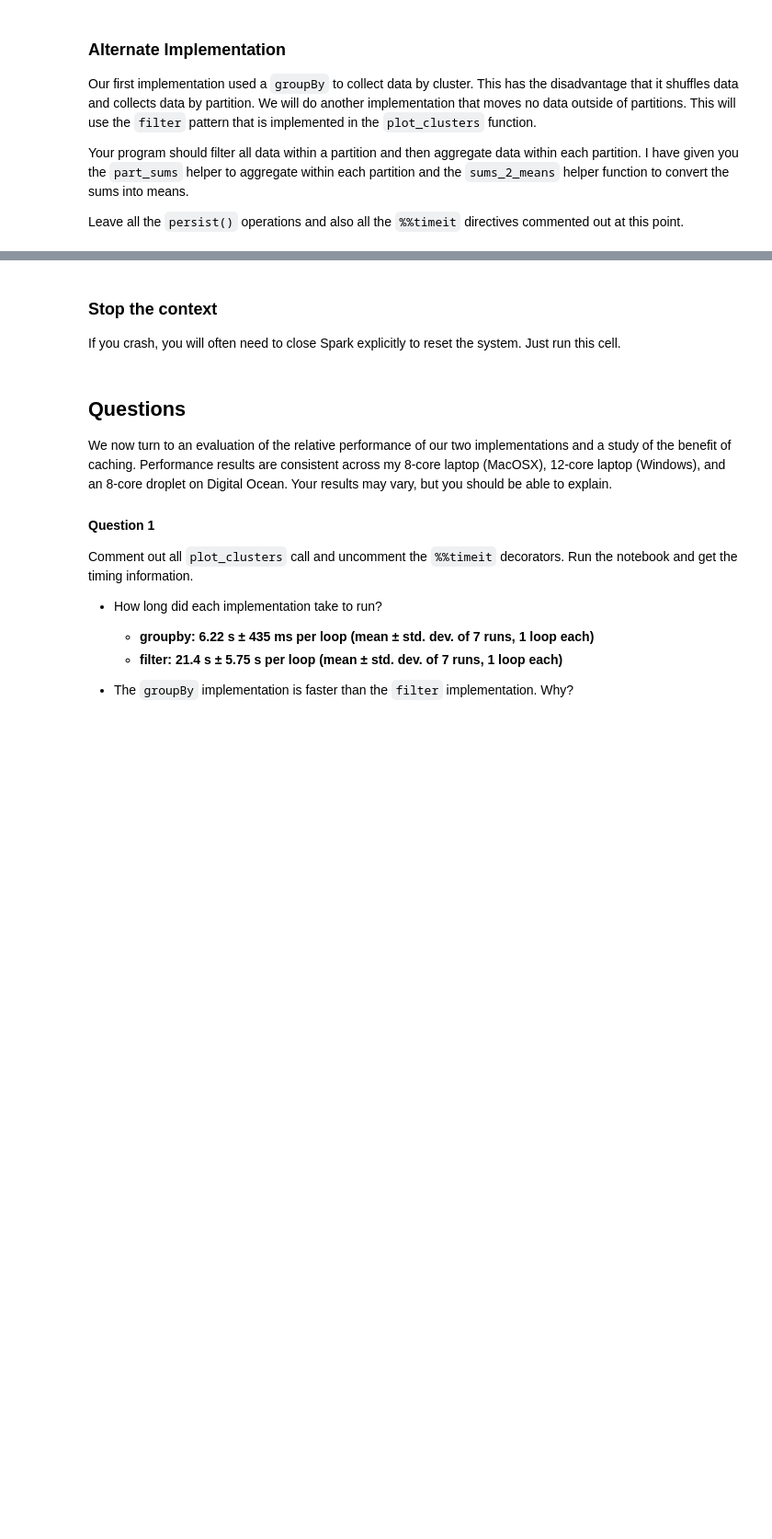
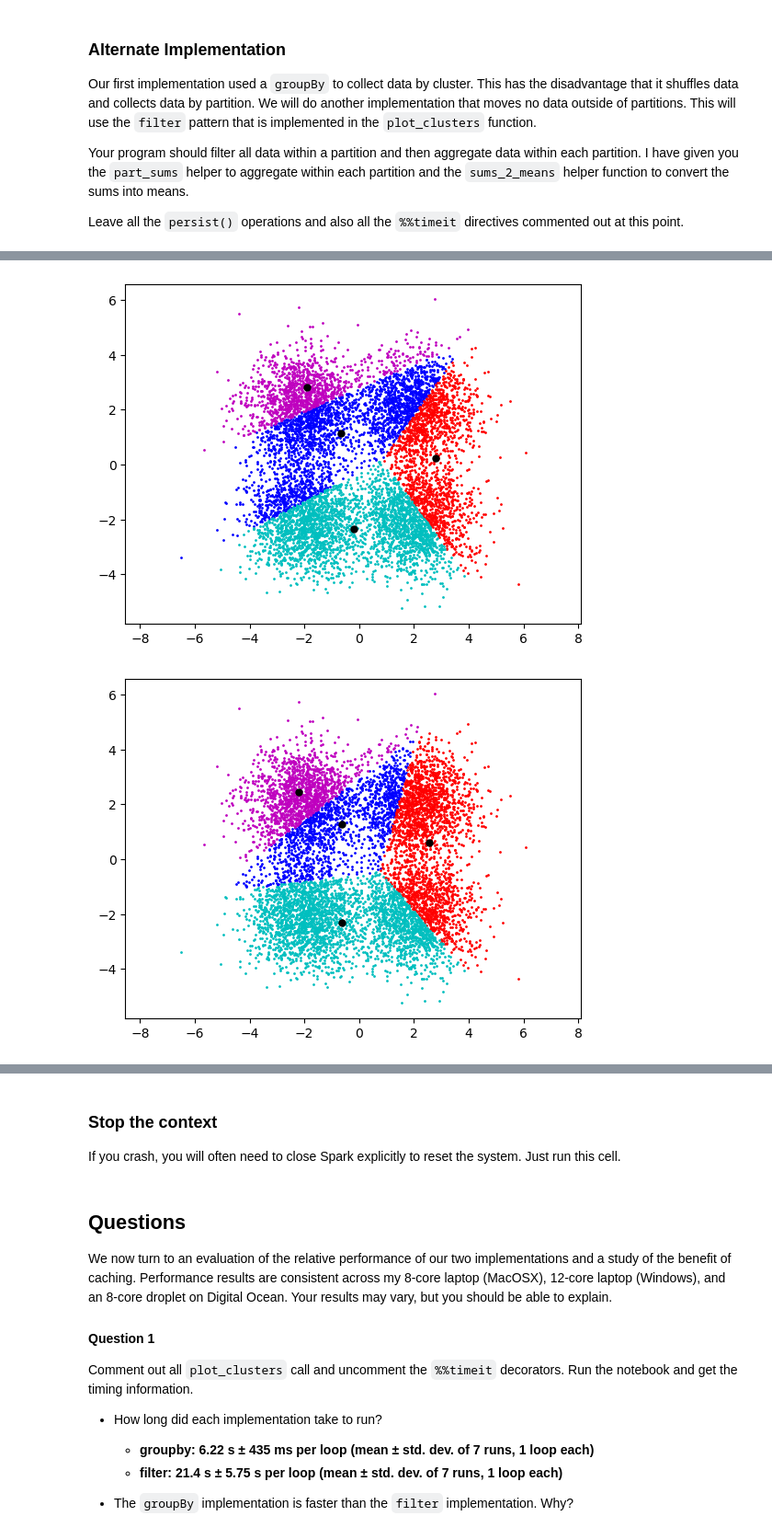
Before and after one commit to rishic3/pcds.2023, a Jupyter notebook: ebook/activities/activity6_spark_kmeans.ipynb, the cells around one changed output, grey strips where cells are left out. Shown at 92% size. Cells and saved outputs as stored; diff of their text form; code cells hidden in the pictures; blank space fills up the shorter version.

```diff
--- a/ebook/activities/activity6_spark_kmeans.ipynb
+++ b/ebook/activities/activity6_spark_kmeans.ipynb
@@ -231,5 +240,5 @@ plot_clusters(ptstriples, np.array(ucentroids))
 # %%
-%%timeit -n 1
+#%%timeit -n 1
 
 ucentroids = [ None for i in range(4)]
 centroids = originalCentroids
@@ -255,5 +264,5 @@ for i in range(iterations):
     centroids = np.array(ucentroids)
 
     # Optionally plot the clusters (may be slow)
-    #plot_clusters(ptstriples, np.array(ucentroids))
+    plot_clusters(ptstriples, np.array(ucentroids))
 # %% [output]
@@ -260,0 +269,2 @@ for i in range(iterations):
+[figure, added]
+[figure, added]
```
Also changed, not shown: parts of 6 cells of this notebook.
